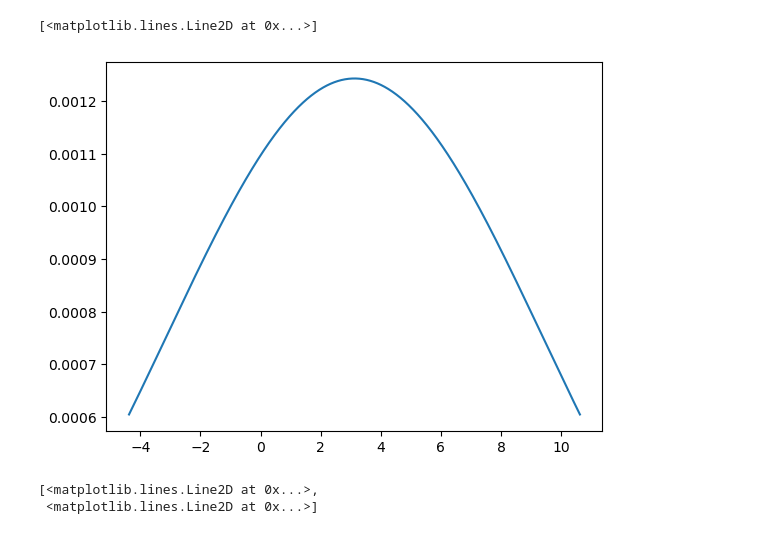
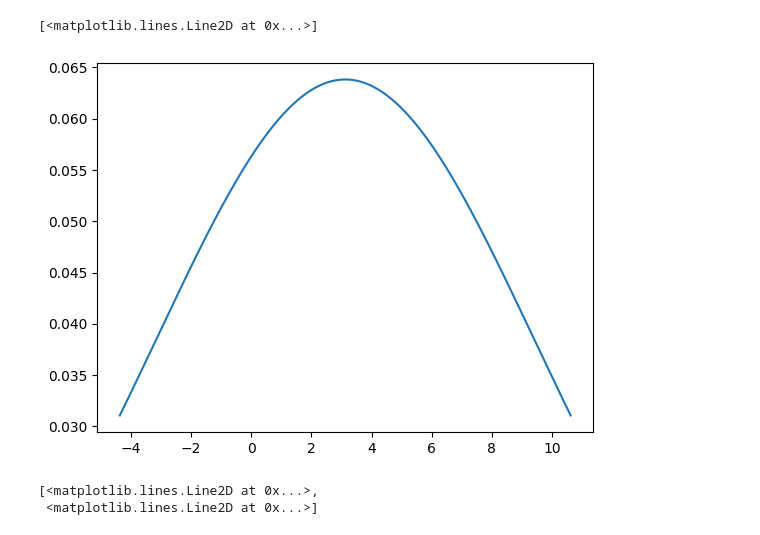
Before and after one commit to 228egger/LDPC_decoder, a Jupyter notebook: Density Evolution.ipynb, the cells around one changed output. Drawn from its saved outputs; the diff is of its cells as text; code cells hidden in the pictures.

```diff
--- a/Density Evolution.ipynb
+++ b/Density Evolution.ipynb
@@ -51,5 +55,8 @@ def y(sigma, Pr_er):
 # %%
-def generate_density(sigma, Pr_er):
+def generate_density_mv(sigma, Pr_er):
+    '''
+    returns array with values of normal density using three sigma rule
+    '''
     l = 2/(sigma**2) - 3 * 2/sigma
     r = 3 * 2/(sigma) + 2/(sigma**2)
     step = (r - l) * Pr_er
@@ -57,17 +64,14 @@ def generate_density(sigma, Pr_er):
     for i in range(int(1/Pr_er) + 1):
         ans.append(normal(l, 2/(sigma**2), 4/(sigma ** 2)))
         l += step
-    return ans
+    return np.array(ans)
 # %%
-p_v = generate_density(sigma, Pr_er)
+p_v = generate_density_mv(sigma, Pr_er)
 # %%
-y_arr = y(sigma, Pr_er)
+mv_init = mv(sigma, Pr_er)
-# %%
-p_v = np.array(p_v)
-p_v = p_v / p_v.sum()
 # %%
-plt.plot(y_arr, p_v)
+plt.plot(mv_init, p_v)
 # %% [output]
 [<matplotlib.lines.Line2D at 0x...>]
-[figure, old version]
+[figure, new version]
 # %%
```
Also changed, not shown: parts of 13 cells of this notebook.
